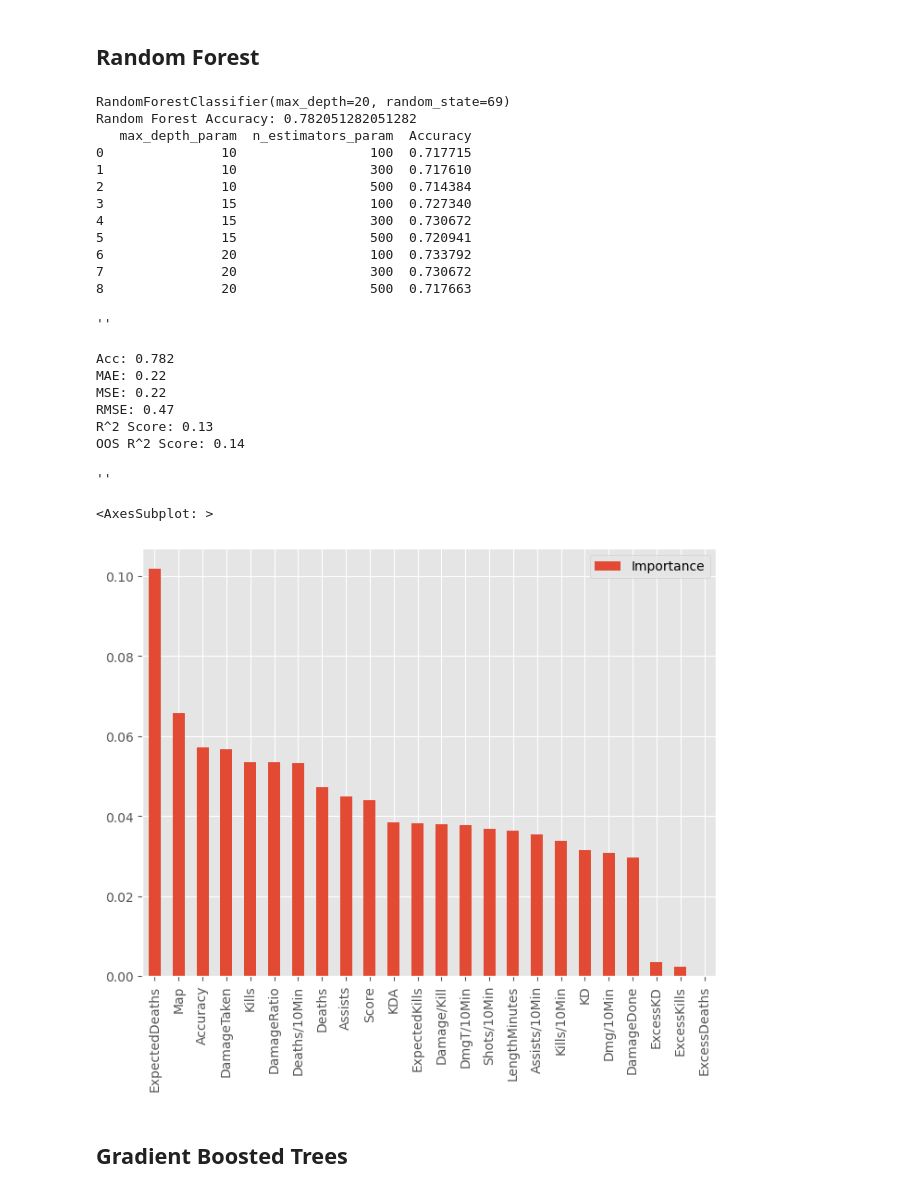
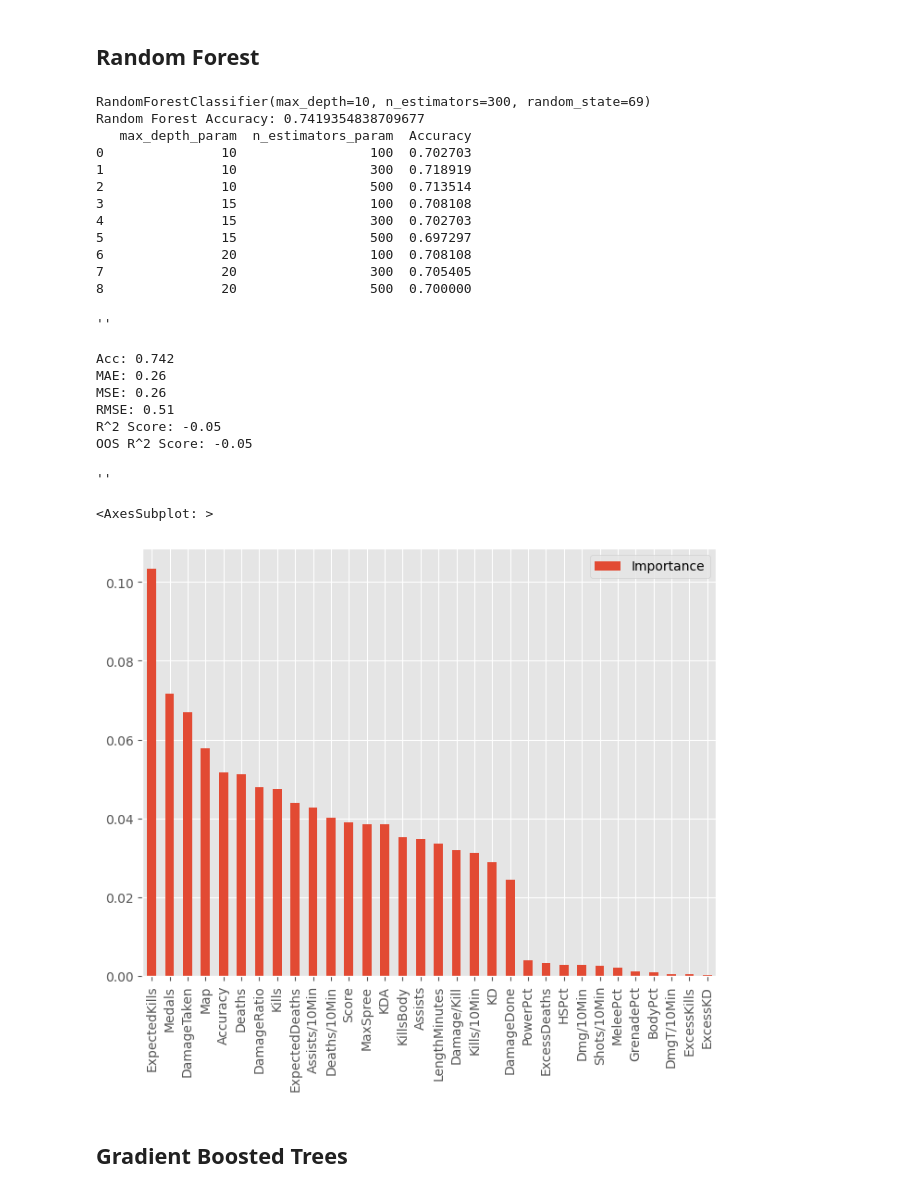
Before and after one commit to palmerac/Halo, a Jupyter notebook: haloModels.ipynb, the cells around one changed output. Saved outputs shown, nothing was run; the diff lists cells and outputs as text; code cells hidden in the pictures.

```diff
--- a/haloModels.ipynb
+++ b/haloModels.ipynb
@@ -34,22 +34,35 @@ memory usage: 141.2+ KB
 # %%
 df['Date'] = pd.to_datetime(df['Date'])
 df['LengthMinutes'] = df['LengthSeconds'] / 60
+df.rename(columns={'TotalKills': 'Kills'}, inplace=True)
+df['KillsBody'] = df['Kills'] - df['KillsGrenade'] - df['KillsHeadshot'] - df['KillsMelee'] - df['KillsPower']
 df['DamageRatio'] = df['DamageDone'] / df['DamageTaken']
 df['Damage/Kill'] = df['DamageDone'] / df['Kills']
+# Per 10 Min
 df['Kills/10Min'] = (df['Kills'] / df['LengthMinutes']) * 10
 df['Deaths/10Min'] = (df['Deaths'] / df['LengthMinutes']) * 10
 df['Assists/10Min'] = (df['Assists'] / df['LengthMinutes']) * 10
 df['Dmg/10Min'] = (df['DamageDone'] / df['LengthMinutes']) * 10
 df['DmgT/10Min'] = (df['DamageTaken'] / df['LengthMinutes']) * 10
 df['Shots/10Min'] = (df['ShotsFired'] / df['LengthMinutes']) * 10
+# Excess
 df['ExcessKills'] = df['Kills'] - df['ExpectedKills']
 df['ExcessDeaths'] = df['ExpectedDeaths'] - df['Deaths']
 df['ExcessKD'] = df['KD'] - (df['ExpectedKills'] / df['ExpectedDeaths'])
+# Kill Type
+df['BodyPct'] = df['KillsBody'] / df['Kills'] *100
+df['MeleePct'] = df['KillsMelee'] / df['Kills'] * 100
+df['HSPct'] = df['KillsHeadshot'] / df['Kills'] * 100
+df['GrenadePct'] = df['KillsGrenade'] / df['Kills'] * 100
+df['PowerPct'] = df['KillsPower'] / df['Kills'] * 100
 
-df = df.drop(['Player', 'MatchId', 'Input', 'Queue', 'Mmr', 'Csr', 'ShotsFired',
-              'ShotsMissed', 'ShotsLanded', 'Betrayals', 'Suicides',
-                'Perfects', 'Medals',
-                'LengthSeconds'],axis=1)
+
+
+df = df.drop(['Player', 'MatchId', 'Input', 'Queue', 'Mmr', 'PreCsr', 'PostCsr', 'ShotsFired', 'AssistsEmp',
+              'ShotsMissed', 'ShotsLanded', 'Betrayals', 'Suicides', 'WasAtStart', 'WasAtEnd', 'AssistsDriver',
+              'Perfects', 'WasInProgressJoin', 'VehicleDestroys', 'VehicleHijacks', 'AssistsCallout',
+              'LengthSeconds', 'Rank'],axis=1)
+df = df.drop(['KillsMelee', 'KillsGrenade', 'KillsHeadshot', 'KillsPower'], axis=1)
 dfR = df[df['Playlist'] == 'Ranked Arena']
 dfRR = dfR[dfR['Date']> '2023-01-01']
 dfRR = dfRR[dfRR['Outcome'] != 'Draw']
@@ -421,36 +434,36 @@ print(f'Random Forest Accuracy: {rf_cv.score(X_test_preprocessed, y_test)}')
 rf_cv.cv_results_
 paramResults(rf_cv)
 # %% [output]
-RandomForestClassifier(max_depth=20, random_state=69)
-Random Forest Accuracy: 0.782051282051282
+RandomForestClassifier(max_depth=10, n_estimators=300, random_state=69)
+Random Forest Accuracy: 0.7419354838709677
    max_depth_param  n_estimators_param  Accuracy
-0               10                 100  0.717715
-1               10                 300  0.717610
-2               10                 500  0.714384
-3               15                 100  0.727340
-4               15                 300  0.730672
-5               15                 500  0.720941
-6               20                 100  0.733792
-7               20                 300  0.730672
-8               20                 500  0.717663
+0               10                 100  0.702703
+1               10                 300  0.718919
+2               10                 500  0.713514
+3               15                 100  0.708108
+4               15                 300  0.702703
+5               15                 500  0.697297
+6               20                 100  0.708108
+7               20                 300  0.705405
+8               20                 500  0.700000
 ''
 # %%
 ResultsOut(rf_cv)
 # %% [output]
-Acc: 0.782
-MAE: 0.22
-MSE: 0.22
-RMSE: 0.47
-R^2 Score: 0.13
-OOS R^2 Score: 0.14
+Acc: 0.742
+MAE: 0.26
+MSE: 0.26
+RMSE: 0.51
+R^2 Score: -0.05
+OOS R^2 Score: -0.05
 ''
 # %%
-feat_importances = pd.DataFrame(rf_cv.best_estimator_.feature_importances_[:24], index=X_train.columns, columns=["Importance"])
+feat_importances = pd.DataFrame(rf_cv.best_estimator_.feature_importances_[:32], index=X_train.columns, columns=["Importance"])
 feat_importances.sort_values(by='Importance', ascending=False, inplace=True)
 feat_importances.plot(kind='bar', figsize=(8,6))
 # %% [output]
 <AxesSubplot: >
-[figure, old version]
+[figure, new version]
 # %% [markdown]
 ## Gradient Boosted Trees
 # %%
```
Also changed, not shown: parts of 22 cells of this notebook, 11 other files.
